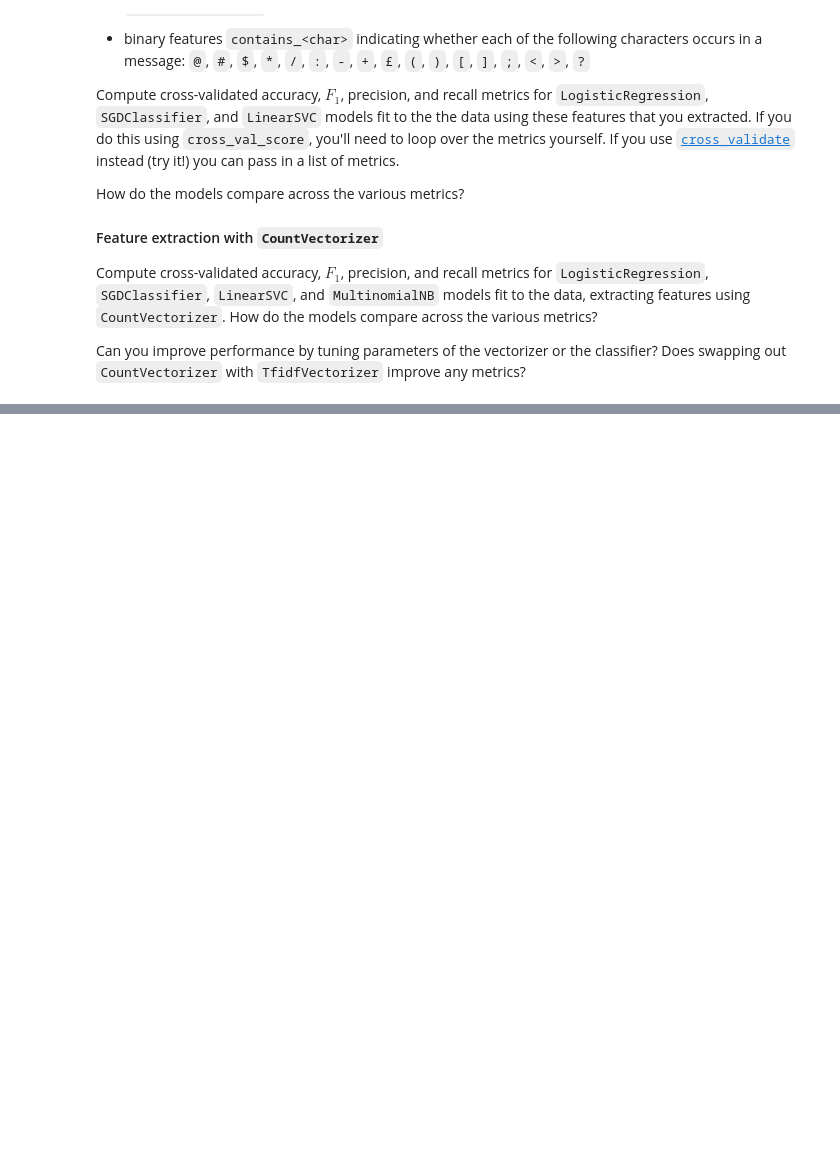
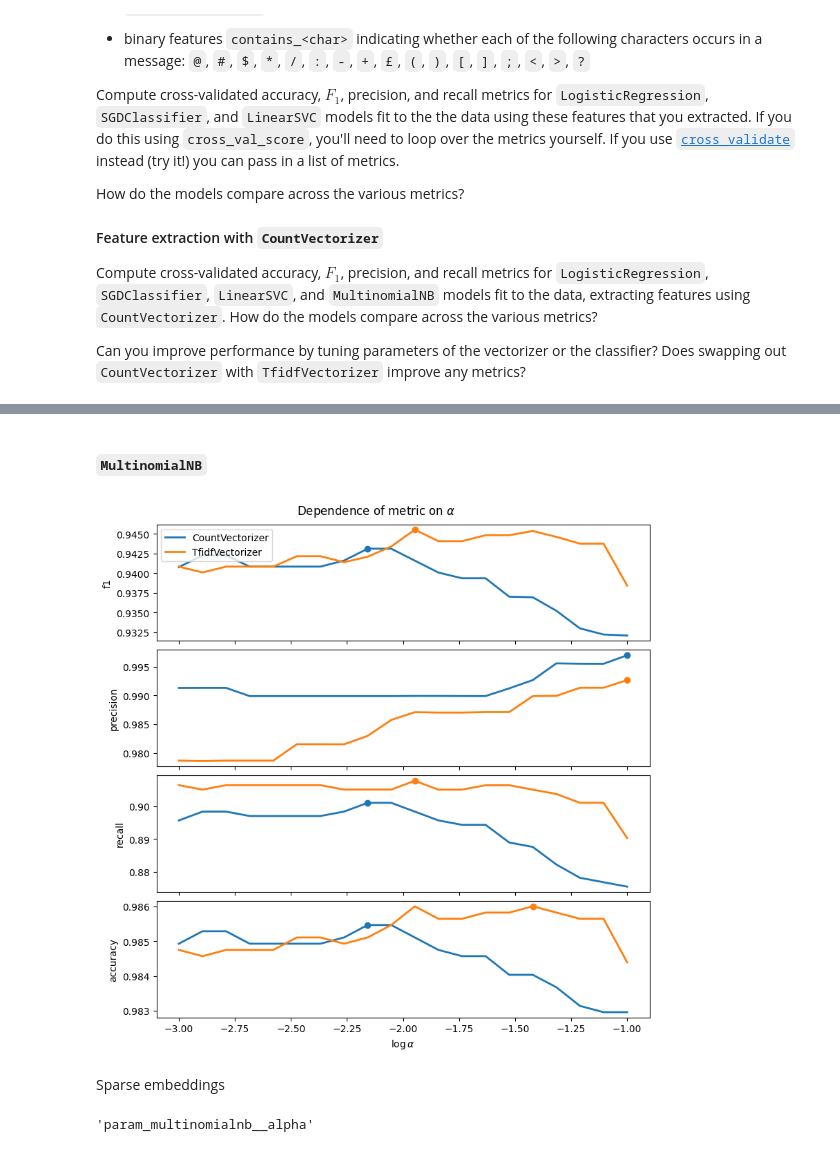
Before and after one commit to mgreenbe/DATA607S2025, a Jupyter notebook: assignment_2.ipynb, the cells around one changed output, grey strips where cells are left out. Cells and saved outputs as stored; diff of their text form; code cells hidden in the pictures; blank space fills up the shorter version.

```diff
--- a/assignment_2.ipynb
+++ b/assignment_2.ipynb
@@ -84,0 +427,51 @@ Can you improve performance by tuning parameters of the vectorizer or the classi
+# %% [markdown]
+##### `MultinomialNB`
+# %%
+X = df["message"]
+y = df["is_spam"]
+model = MultinomialNB()
+model_name = model.__class__.__name__.lower()
+param_name = "alpha"
+param_col = f"param_{model_name}__{param_name}"
+param_values = np.logspace(-3, -1, 20)
+metrics = ["f1", "precision", "recall", "accuracy"]
+
+fig, axes = plt.subplots(
+    nrows=4, ncols=1, figsize=(8, 8), sharex=True, layout="constrained"
+)
+fig.suptitle("Dependence of metric on $\\alpha$")
+
+for i, vectorizer in enumerate([CountVectorizer(), TfidfVectorizer()]):
+    mean_test_scores = compute_test_scores(
+        vectorizer,
+        model,
+        X,
+        y,
+        "alpha",
+        np.logspace(-3, -1, 20),
+        ["f1", "precision", "recall", "accuracy"],
+    )
+    for ax, metric in zip(axes, metrics):
+        ax.plot(
+            np.log10(mean_test_scores.index),
+            mean_test_scores[metric],
+            f"C{i}",
+            lw=2,
+            label=vectorizer.__class__.__name__,
+        )
+        alpha = mean_test_scores[metric].idxmax()
+        score = mean_test_scores.loc[alpha, metric]
+        ax.plot(np.log10(alpha), score, f"C{i}o")  # type: ignore
+        ax.set_ylabel(metric)
+
+axes[0].legend(loc="upper left")
+axes[-1].set_xlabel("$\\log \\alpha$")
+plt.show()
+# %% [output]
+[figure, added]
+# %% [markdown]
+Sparse embeddings
+# %%
+param_col
+# %% [output]
+'param_multinomialnb__alpha'
```
Also changed, not shown: parts of 22 cells of this notebook.
